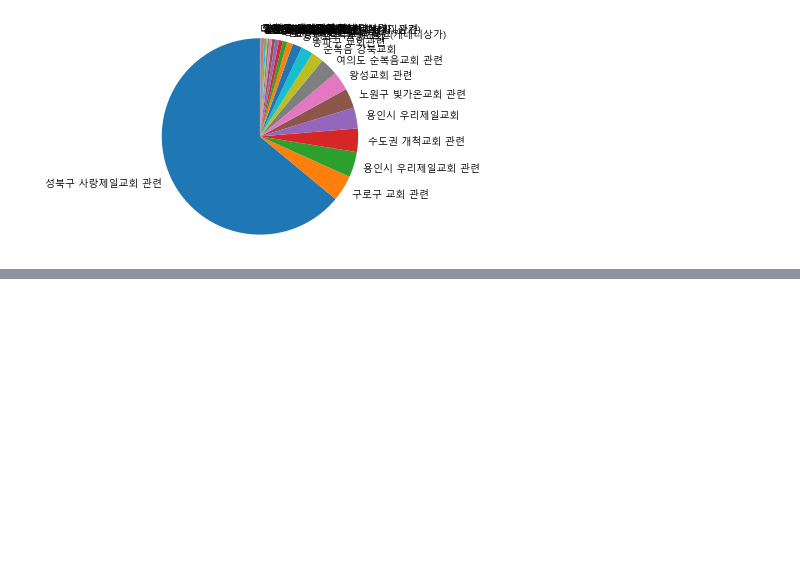
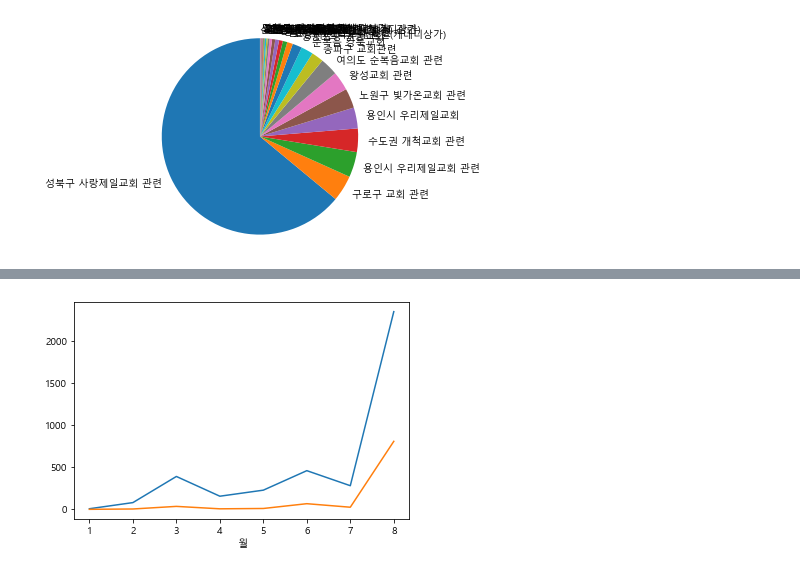
Before and after one commit to Lagom92/covid_visualize, a Jupyter notebook: note/church_seoul.ipynb, the cells around one changed output, grey strips where cells are left out. Saved outputs shown, nothing was run; the diff lists cells and outputs as text; code cells hidden in the pictures; blank space fills up the shorter version.

```diff
--- a/note/church_seoul.ipynb
+++ b/note/church_seoul.ipynb
@@ -212,0 +331,6 @@ plt.show()
+# %%
+# 월별 교회 관련 확진자 수
+sr_church = df[df['접촉력'] == '교회'].groupby(['월']).환자번호.count()
+sr_church['1'] = 0
+sr_church = sr_church.sort_index()
+sr_church
@@ -212,0 +348,7 @@ plt.show()
+# %%
+sr.plot()
+sr_church.plot()
+
+plt.show()
+# %% [output]
+[figure, added]
```
Also changed, not shown: parts of 19 cells of this notebook.
